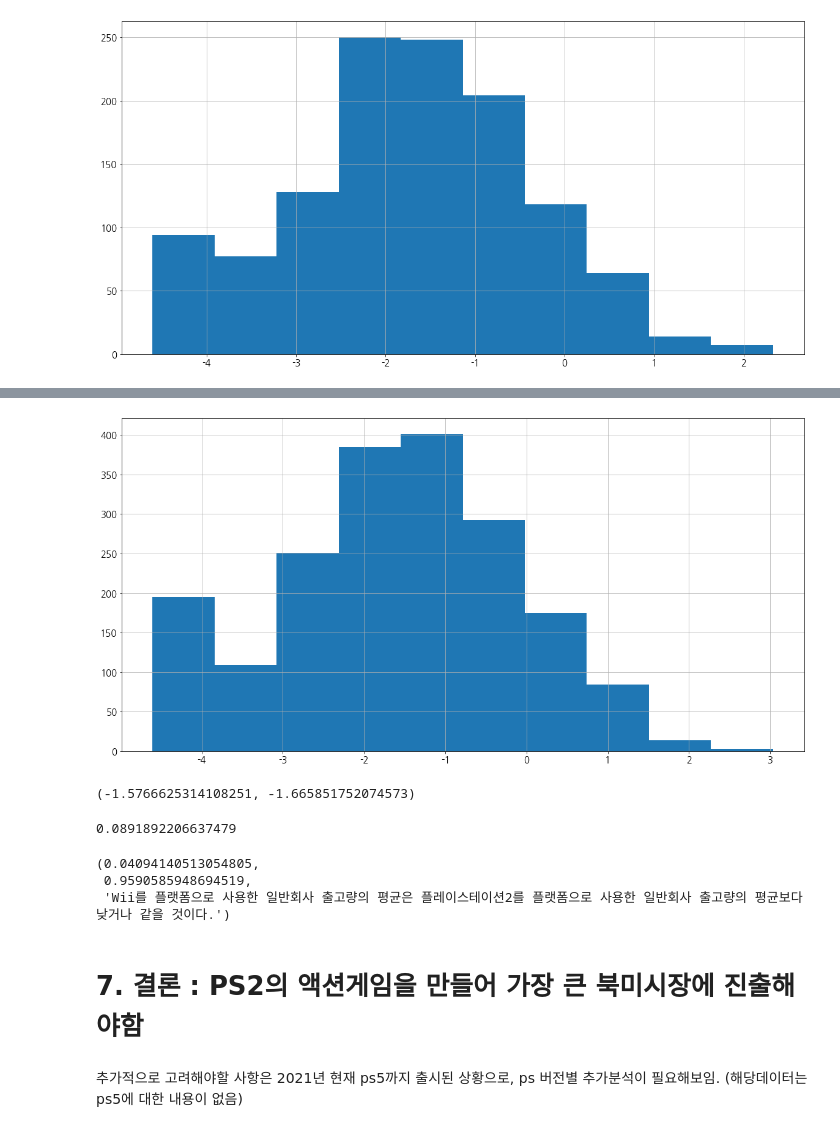
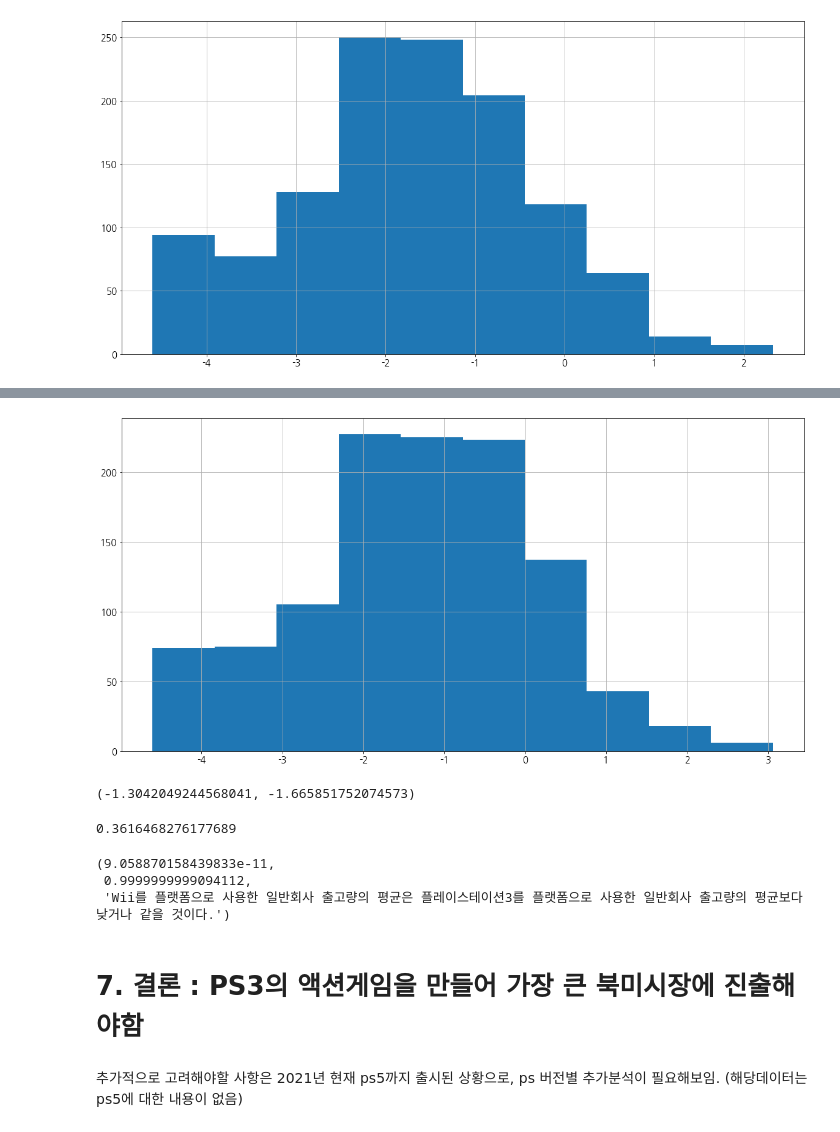
Before and after one commit to sangahnim/Section_project, a Jupyter notebook: section1/AI_05_이상아_Section1.ipynb, the cells around one changed output, grey strips where cells are left out. Cells and saved outputs as stored; diff of their text form; code cells hidden in the pictures.

```diff
--- a/section1/AI_05_이상아_Section1.ipynb
+++ b/section1/AI_05_이상아_Section1.ipynb
@@ -881,0 +867,4 @@ np.mean(df_Wii_Total_Sales_new), np.mean(df_PS2_Total_Sales_new)
+# %%
+# Platform PS3 사용게임 중 sony를 제외한 회사의 출고량
+df_PS3_Total_Sales = df[df['Platform'] == 'PS3']
+df_PS3_Total_Sales_new = df_PS3_Total_Sales['Total_Sales'][~df['Publisher'].isin(['Sony Computer Entertainment', 'Sony Computer Entertainment America', 'Sony Computer Entertainment Europe', 'Sony Music Entertainment', 'Sony Online Entertainment'])]
@@ -913,7 +907,7 @@ df_Wii_Total_Sales_new2
 1204 rows × 10 columns
 # %%
 # Platform PS2 사용게임 중 sony를 제외한 회사의 data
-df_PS2_Total_Sales_new2 = df_PS2_Total_Sales[~df['Publisher'].isin(['Sony Computer Entertainment', 'Sony Computer Entertainment America', 'Sony Computer Entertainment Europe', 'Sony Music Entertainment', 'Sony Online Entertainment'])]
-df_PS2_Total_Sales_new2
+df_PS3_Total_Sales_new2 = df_PS3_Total_Sales[~df['Publisher'].isin(['Sony Computer Entertainment', 'Sony Computer Entertainment America', 'Sony Computer Entertainment Europe', 'Sony Music Entertainment', 'Sony Online Entertainment'])]
+df_PS3_Total_Sales_new2
 # %% [output]
 |  | Name | Platform | Year | Genre | Publisher | NA_Sales | EU_Sales | JP_Sales | Other_Sales | ... |
@@ -990,42 +966,42 @@ Name: Total_Sales, Length: 1910, dtype: float64
 # %%
-data_ps2 = boxcox(df_PS2_Total_Sales_new2['Total_Sales'].to_numpy(), 0)
+data_ps3 = boxcox(df_PS3_Total_Sales_new2['Total_Sales'].to_numpy(), 0)
 # histogram
-pyplot.hist(data_ps2)
+pyplot.hist(data_ps3)
 pyplot.show()
 # %% [output]
-[figure, old version]
+[figure, new version]
 # %%
 # 두 sample의 평균이 동일한지 비교
-np.mean(data_ps2), np.mean(data_wii)
+np.mean(data_ps3), np.mean(data_wii)
 # %% [output]
-(-1.5766625314108251, -1.665851752074573)
+(-1.3042049244568041, -1.665851752074573)
 # %%
--1.5766625314108251 - -1.665851752074573
+-1.3042049244568041 - -1.665851752074573
 # %% [output]
-0.0891892206637479
+0.3616468276177689
 # %%
 # Two-Sample One-tailed test
-# 귀무가설 : Wii를 플랫폼으로 사용한 일반회사 출고량의 평균은 플레이스테이션2를 플랫폼으로 사용한 일반회사 출고량의 평균보다 높을 것이다.
-# 대립가설 : Wii를 플랫폼으로 사용한 일반회사 출고량의 평균은 플레이스테이션2를 플랫폼으로 사용한 일반회사 출고량의 평균보다 낮거나 같을 것이다.
+# 귀무가설 : Wii를 플랫폼으로 사용한 일반회사 출고량의 평균은 플레이스테이션3를 플랫폼으로 사용한 일반회사 출고량의 평균보다 높을 것이다.
+# 대립가설 : Wii를 플랫폼으로 사용한 일반회사 출고량의 평균은 플레이스테이션3를 플랫폼으로 사용한 일반회사 출고량의 평균보다 낮거나 같을 것이다.
 
-stats1, pv1 = stats.ttest_ind(data_wii, data_ps2, alternative='less' )
-stats2, pv2 = stats.ttest_ind(data_wii, data_ps2, alternative='greater')
+stats1, pv1 = stats.ttest_ind(data_wii, data_ps3, alternative='less' )
+stats2, pv2 = stats.ttest_ind(data_wii, data_ps3, alternative='greater')
 
 alpha = 0.05
 
 if pv1 < alpha:
-    ans = 'Wii를 플랫폼으로 사용한 일반회사 출고량의 평균은 플레이스테이션2를 플랫폼으로 사용한 일반회사 출고량의 평균보다 낮거나 같을 것이다.'
+    ans = 'Wii를 플랫폼으로 사용한 일반회사 출고량의 평균은 플레이스테이션3를 플랫폼으로 사용한 일반회사 출고량의 평균보다 낮거나 같을 것이다.'
 elif pv2 < alpha:
-    ans = 'Wii를 플랫폼으로 사용한 일반회사 출고량의 평균은 플레이스테이션2를 플랫폼으로 사용한 일반회사 출고량의 평균보다 높을 것이다.'
+    ans = 'Wii를 플랫폼으로 사용한 일반회사 출고량의 평균은 플레이스테이션3를 플랫폼으로 사용한 일반회사 출고량의 평균보다 높을 것이다.'
 else:
     ans = '없음'
 
 pv1, pv2, ans
 # %% [output]
-(0.04094140513054805,
- 0.9590585948694519,
- 'Wii를 플랫폼으로 사용한 일반회사 출고량의 평균은 플레이스테이션2를 플랫폼으로 사용한 일반회사 출고량의 평균보다 낮거나 같을 것이다.')
+(9.058870158439833e-11,
+ 0.9999999999094112,
+ 'Wii를 플랫폼으로 사용한 일반회사 출고량의 평균은 플레이스테이션3를 플랫폼으로 사용한 일반회사 출고량의 평균보다 낮거나 같을 것이다.')
 # %% [markdown]
-# 7. 결론 : PS2의 액션게임을 만들어 가장 큰 북미시장에 진출해야함
+# 7. 결론 : PS3의 액션게임을 만들어 가장 큰 북미시장에 진출해야함
 # %% [markdown]
 추가적으로 고려해야할 사항은 2021년 현재 ps5까지 출시된 상황으로, ps 버전별 추가분석이 필요해보임. (해당데이터는 ps5에 대한 내용이 없음)
```
Also changed, not shown: parts of 28 cells of this notebook, 1 other file.
